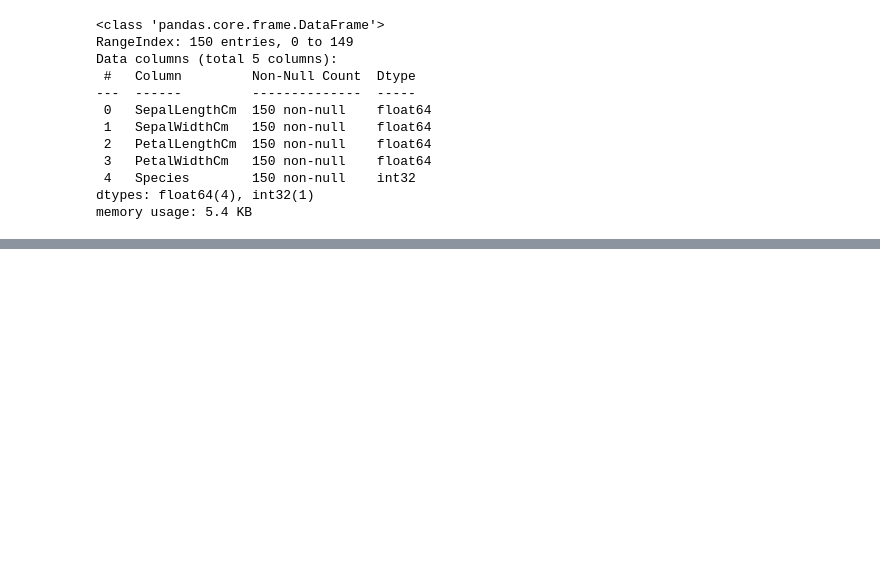
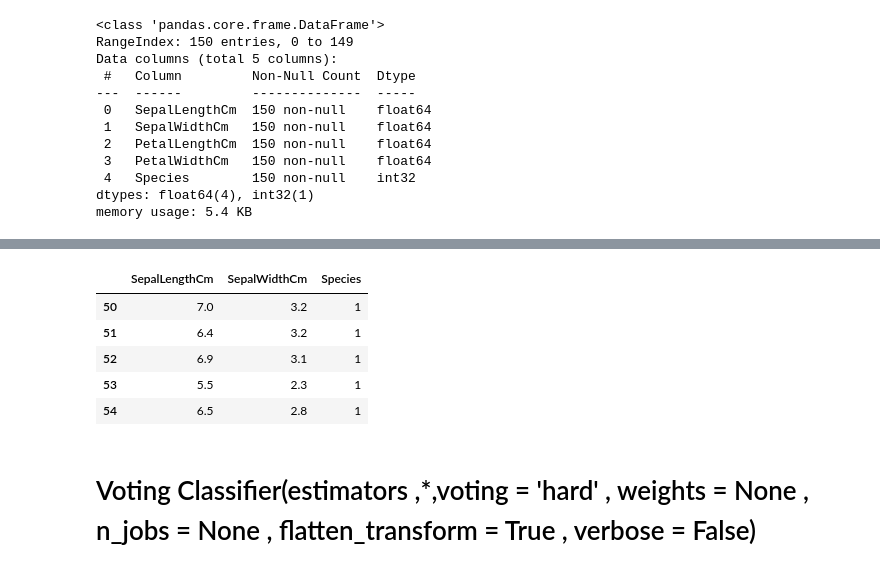
Before and after one commit to KrishnaSoni56/Complete-Machine-Learning, a Jupyter notebook: Ensemble_learning/Voting_Ensemble/voting_classifier.ipynb, the cells around one changed output, grey strips where cells are left out. Cells and saved outputs as stored; diff of their text form; code cells hidden in the pictures; blank space fills up the shorter version.

```diff
--- a/Ensemble_learning/Voting_Ensemble/voting_classifier.ipynb
+++ b/Ensemble_learning/Voting_Ensemble/voting_classifier.ipynb
@@ -67,0 +69,11 @@ AssertionError: invalid action: ''
+# %%
+new_df = df[df['Species'] != 0][['SepalLengthCm','SepalWidthCm','Species']]
+# %%
+new_df.head()
+# %% [output]
+|  | SepalLengthCm | SepalWidthCm | Species |
+| 50 | 7.0 | 3.2 | 1 |
+| 51 | 6.4 | 3.2 | 1 |
+| 52 | 6.9 | 3.1 | 1 |
+| 53 | 5.5 | 2.3 | 1 |
+| 54 | 6.5 | 2.8 | 1 |
@@ -67,0 +92,2 @@ AssertionError: invalid action: ''
+# %% [markdown]
+# Voting Classifier(estimators ,*,voting = 'hard' , weights = None , n_jobs = None , flatten_transform = True , verbose = False)
```
Also changed, not shown: parts of 7 cells of this notebook.
